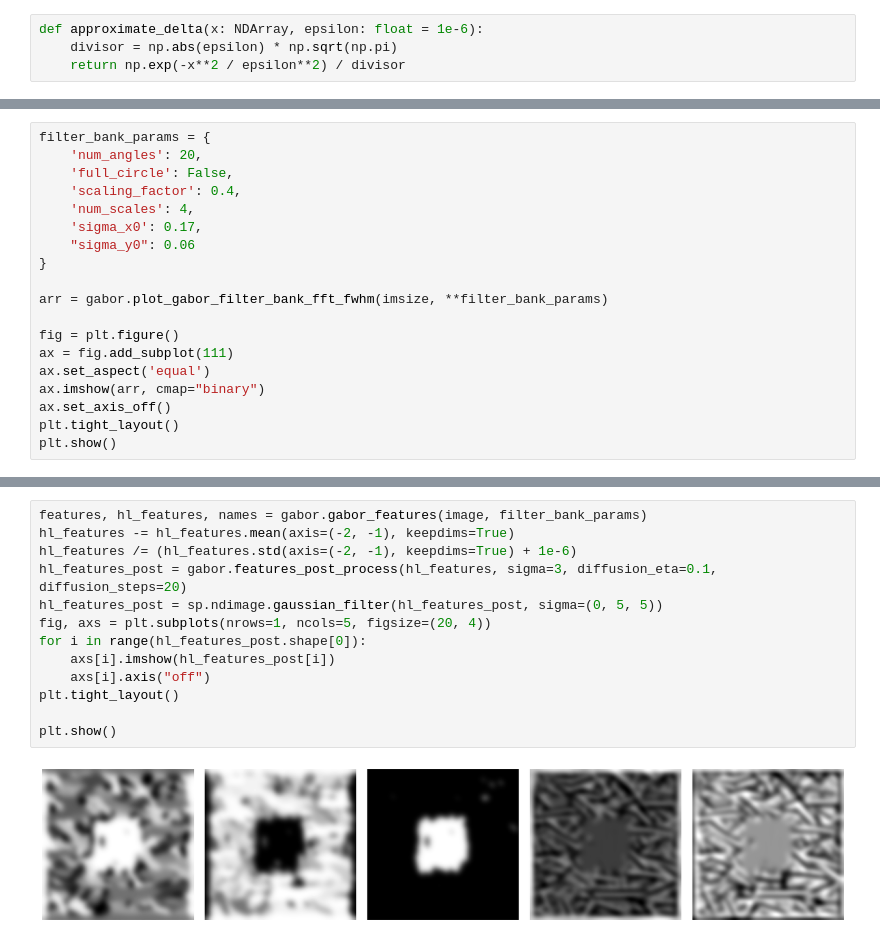
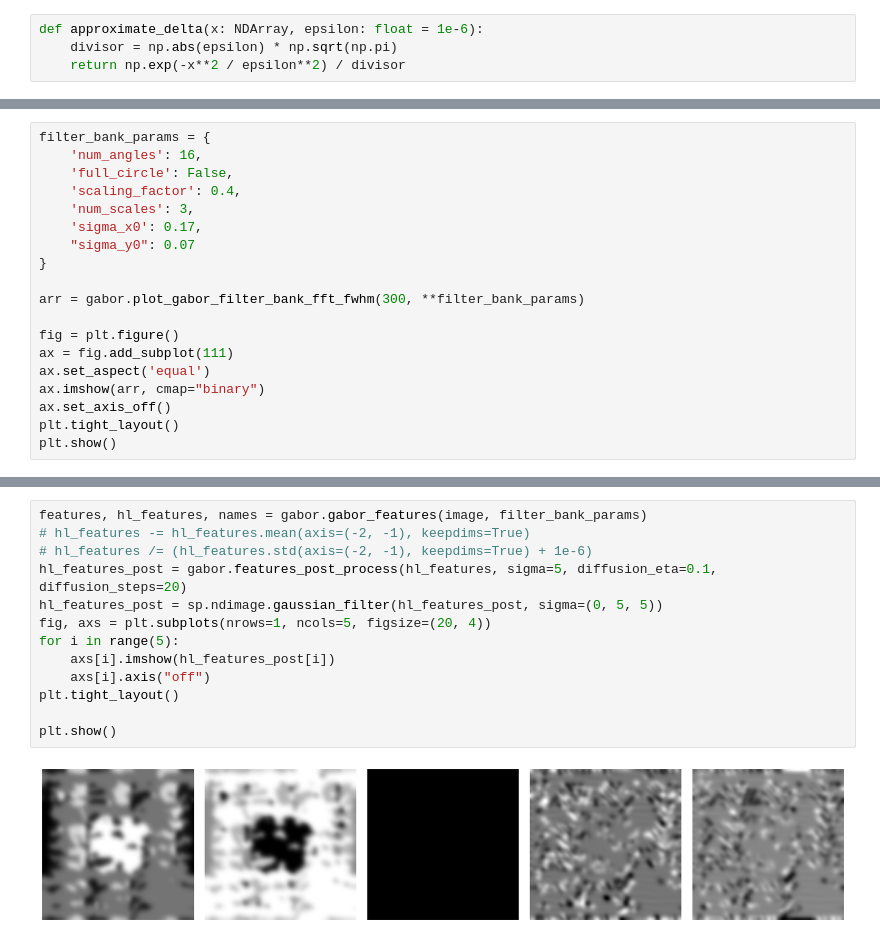
Before and after one commit to guyshapira-academic/texture-segmentation, a Jupyter notebook: notebook.ipynb, the cells around one changed output, grey strips where cells are left out. Saved outputs shown, nothing was run; the diff lists cells and outputs as text.

```diff
--- a/notebook.ipynb
+++ b/notebook.ipynb
@@ -29,14 +53,14 @@ plt.show()
 # %%
 filter_bank_params = {
-    'num_angles': 20,
+    'num_angles': 16,
     'full_circle': False,
     'scaling_factor': 0.4,
-    'num_scales': 4,
+    'num_scales': 3,
     'sigma_x0': 0.17,
-    "sigma_y0": 0.06
+    "sigma_y0": 0.07
 }
 
-arr = gabor.plot_gabor_filter_bank_fft_fwhm(imsize, **filter_bank_params)
+arr = gabor.plot_gabor_filter_bank_fft_fwhm(300, **filter_bank_params)
 
 fig = plt.figure()
 ax = fig.add_subplot(111)
@@ -77,18 +101,18 @@ plt.show()
 # %%
 features, hl_features, names = gabor.gabor_features(image, filter_bank_params)
-hl_features -= hl_features.mean(axis=(-2, -1), keepdims=True)
-hl_features /= (hl_features.std(axis=(-2, -1), keepdims=True) + 1e-6)
-hl_features_post = gabor.features_post_process(hl_features, sigma=3, diffusion_eta=0.1, diffusion_steps=20)
+# hl_features -= hl_features.mean(axis=(-2, -1), keepdims=True)
+# hl_features /= (hl_features.std(axis=(-2, -1), keepdims=True) + 1e-6)
+hl_features_post = gabor.features_post_process(hl_features, sigma=5, diffusion_eta=0.1, diffusion_steps=20)
 hl_features_post = sp.ndimage.gaussian_filter(hl_features_post, sigma=(0, 5, 5))
 fig, axs = plt.subplots(nrows=1, ncols=5, figsize=(20, 4))
-for i in range(hl_features_post.shape[0]):
+for i in range(5):
     axs[i].imshow(hl_features_post[i])
     axs[i].axis("off")
 plt.tight_layout()
 
 plt.show()
 # %% [output]
-[figure, old version]
+[figure, new version]
 # %%
 g = segment.isotropic_metric(hl_features_post)
 E = np.sqrt(g)
```
Also changed, not shown: parts of 14 cells of this notebook, 3 other files.
